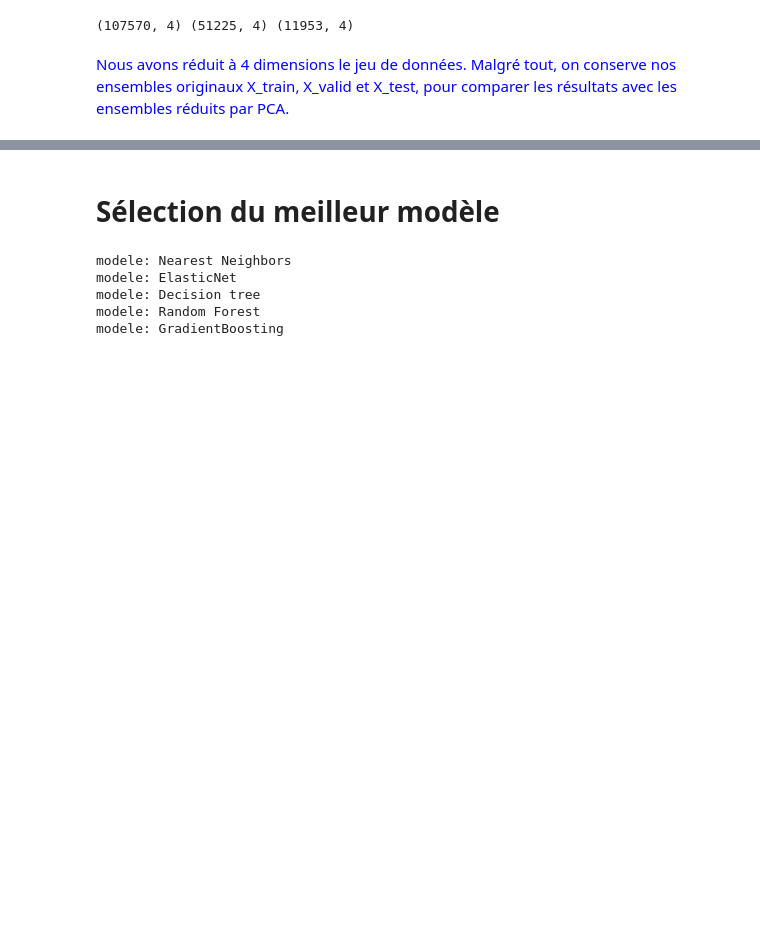
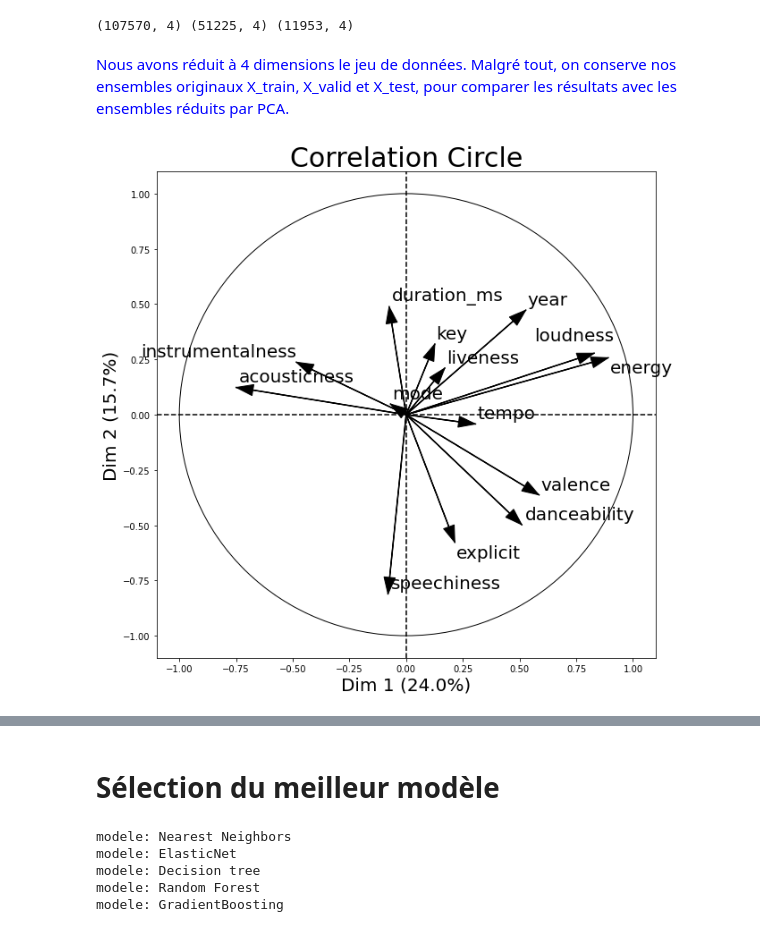
Before and after one commit to orthose/project_ias, a Jupyter notebook: Projet_IAS.ipynb, the cells around one changed output, grey strips where cells are left out. Cells and saved outputs as stored; diff of their text form; code cells hidden in the pictures; blank space fills up the shorter version.

Commit message:
Cercle de corrélation

```diff
--- a/Projet_IAS.ipynb
+++ b/Projet_IAS.ipynb
@@ -385,3 +386,9 @@ print(X_train_Transformed.shape, X_valid_Transformed.shape, X_test_Transformed.s
 (107570, 4) (51225, 4) (11953, 4)
 # %% [markdown]
 <p style='color:blue'>Nous avons réduit à 4 dimensions le jeu de données. Malgré tout, on conserve nos ensembles originaux X_train, X_valid et X_test, pour comparer les résultats avec les ensembles réduits par PCA.</p>
+# %%
+# Affichage du cercle corrélation
+X_train_norm = X_train[:100] / X_train[:100].std(axis=0) # Normalizing the feature columns is recommended
+figure, correlation_matrix = pca_correlation_graph.plot_pca_correlation_graph(X_train_norm, feature.drop(["popularity"]), dimensions=(1, 2), figure_axis_size=10)
+# %% [output]
+[figure, added]
```
Also changed, not shown: parts of 4 cells of this notebook, 1 other file.
